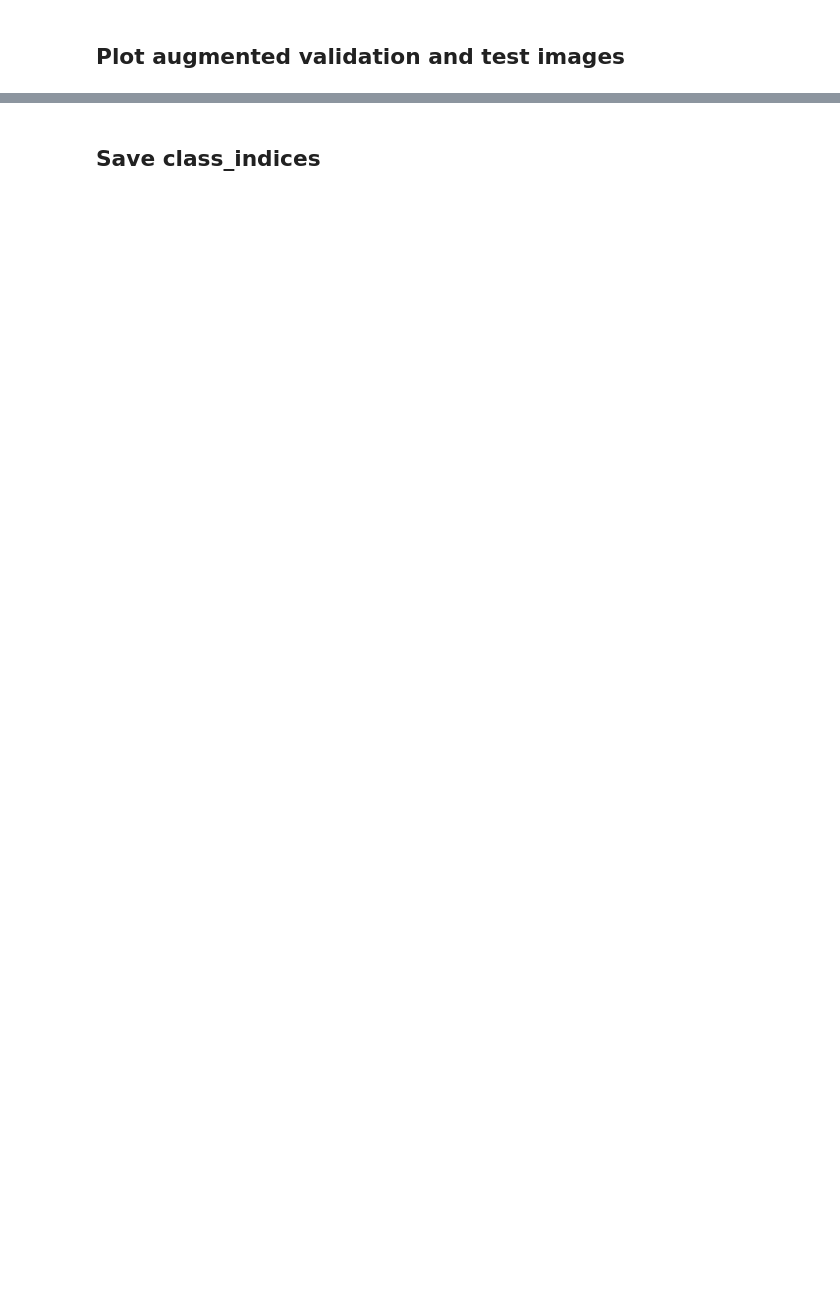
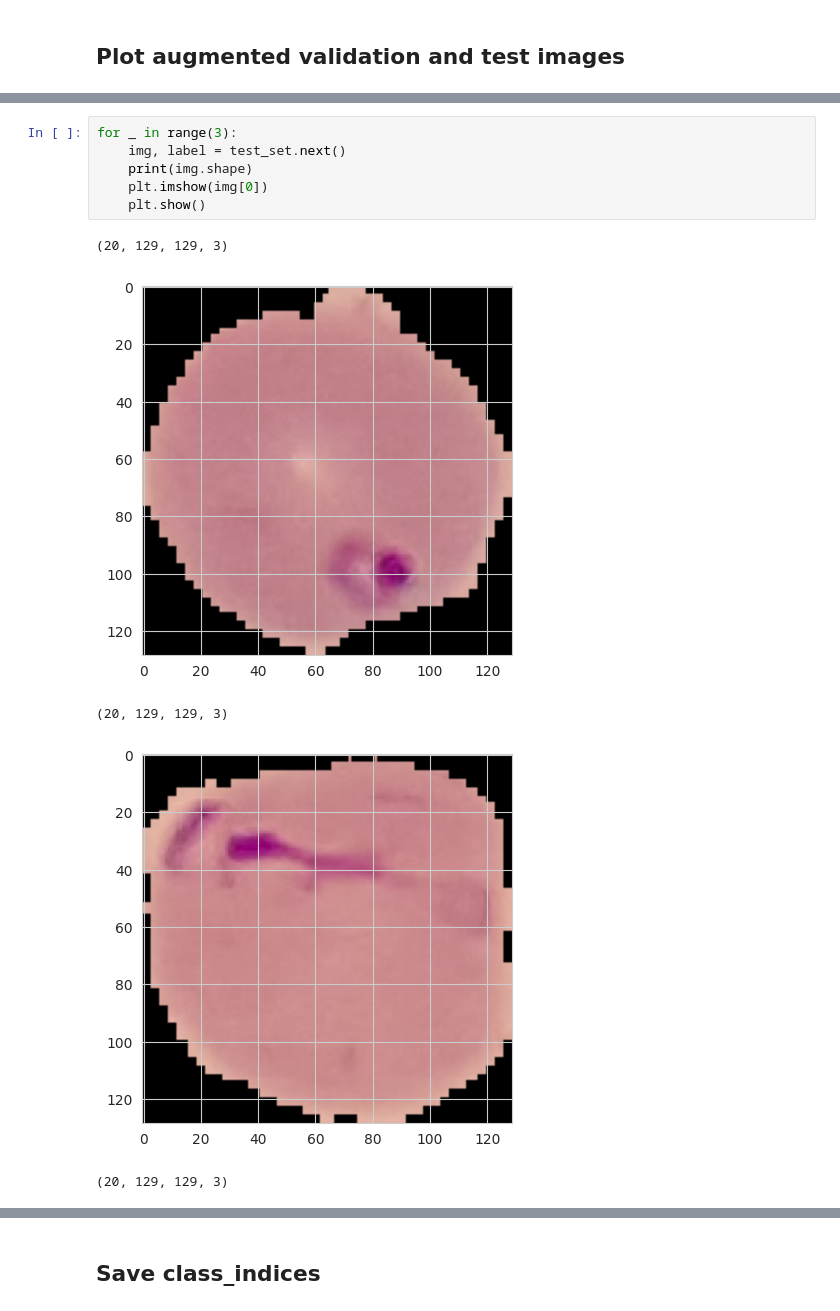
Before and after one commit to HasibullahFathi/malaria-detector, a Jupyter notebook: jupyter_notebooks/03 - Modelling and Evaluating.ipynb, the cells around one changed output, grey strips where cells are left out. Cells and saved outputs as stored; diff of their text form; blank space fills up the shorter version.

```diff
--- a/jupyter_notebooks/03 - Modelling and Evaluating.ipynb
+++ b/jupyter_notebooks/03 - Modelling and Evaluating.ipynb
@@ -78,0 +240,12 @@ Set train, validation and test paths
+# %%
+for _ in range(3):
+    img, label = test_set.next()
+    print(img.shape)
+    plt.imshow(img[0])
+    plt.show()
+# %% [output]
+(20, 129, 129, 3)
+[figure, added]
+(20, 129, 129, 3)
+[figure, added]
+(20, 129, 129, 3)
```
Also changed, not shown: parts of 18 cells of this notebook, 3 other files.
